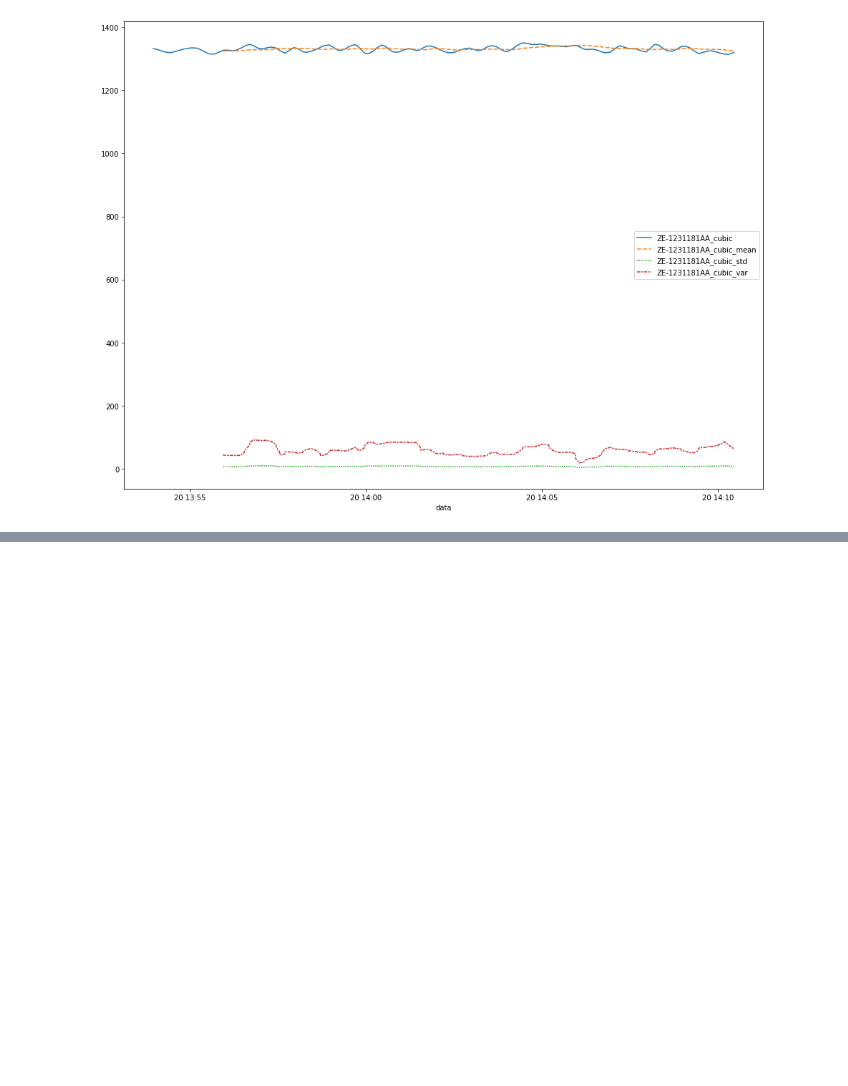
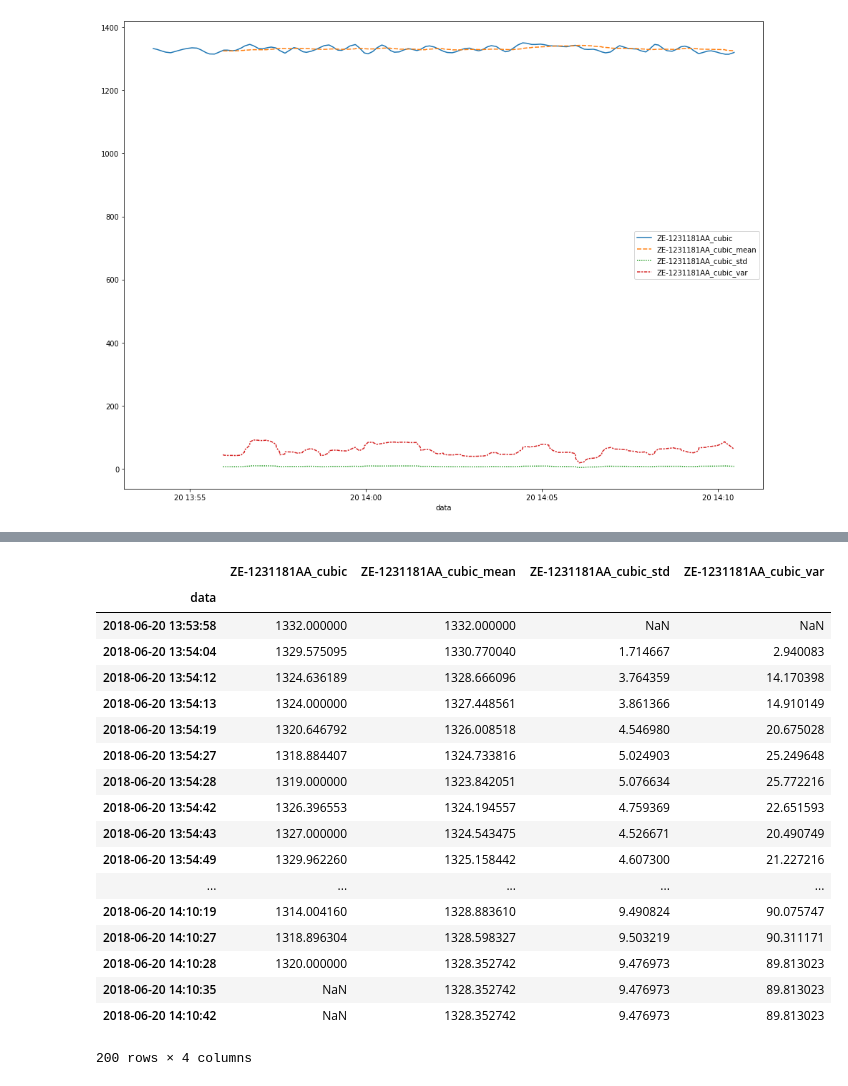
Before and after one commit to patricksferraz/analytics-utils, a Jupyter notebook: analytics-dash.ipynb, the cells around one changed output, grey strips where cells are left out. Saved outputs shown, nothing was run; the diff lists cells and outputs as text; code cells hidden in the pictures; blank space fills up the shorter version.

```diff
--- a/analytics-dash.ipynb
+++ b/analytics-dash.ipynb
@@ -264,0 +296,31 @@ MissingDataError: exog contains inf or nans
+# %%
+# Show ewm average, std and var in the column zero
+ewm_df = cubic_df.iloc[:,1].copy()
+m_ewm = ewm(ewm_df, halflife=24, ewm_type="mean")
+m_ewm = m_ewm.rename(m_ewm.name+"_mean")
+std_ewm = ewm(ewm_df, halflife=24, ewm_type="std")
+std_ewm = std_ewm.rename(std_ewm.name+"_std")
+var_ewm = ewm(ewm_df, halflife=24, ewm_type="var")
+var_ewm = var_ewm.rename(var_ewm.name+"_var")
+wide_edf = pd.concat([ewm_df, m_ewm, std_ewm, var_ewm], axis=1)
+display(wide_edf)
+# %% [output]
+|  | ZE-1231181AA_cubic | ZE-1231181AA_cubic_mean | ZE-1231181AA_cubic_std | ZE-1231181AA_cubic_var |
+| data |  |  |  |  |
+| 2018-06-20 13:53:58 | 1332.000000 | 1332.000000 | NaN | NaN |
+| 2018-06-20 13:54:04 | 1329.575095 | 1330.770040 | 1.714667 | 2.940083 |
+| 2018-06-20 13:54:12 | 1324.636189 | 1328.666096 | 3.764359 | 14.170398 |
+| 2018-06-20 13:54:13 | 1324.000000 | 1327.448561 | 3.861366 | 14.910149 |
+| 2018-06-20 13:54:19 | 1320.646792 | 1326.008518 | 4.546980 | 20.675028 |
+| 2018-06-20 13:54:27 | 1318.884407 | 1324.733816 | 5.024903 | 25.249648 |
+| 2018-06-20 13:54:28 | 1319.000000 | 1323.842051 | 5.076634 | 25.772216 |
+| 2018-06-20 13:54:42 | 1326.396553 | 1324.194557 | 4.759369 | 22.651593 |
+| 2018-06-20 13:54:43 | 1327.000000 | 1324.543475 | 4.526671 | 20.490749 |
+| 2018-06-20 13:54:49 | 1329.962260 | 1325.158442 | 4.607300 | 21.227216 |
+| ... | ... | ... | ... | ... |
+| 2018-06-20 14:10:19 | 1314.004160 | 1328.883610 | 9.490824 | 90.075747 |
+| 2018-06-20 14:10:27 | 1318.896304 | 1328.598327 | 9.503219 | 90.311171 |
+| 2018-06-20 14:10:28 | 1320.000000 | 1328.352742 | 9.476973 | 89.813023 |
+| 2018-06-20 14:10:35 | NaN | 1328.352742 | 9.476973 | 89.813023 |
+| 2018-06-20 14:10:42 | NaN | 1328.352742 | 9.476973 | 89.813023 |
+200 rows × 4 columns
```
Also changed, not shown: parts of 10 cells of this notebook.
